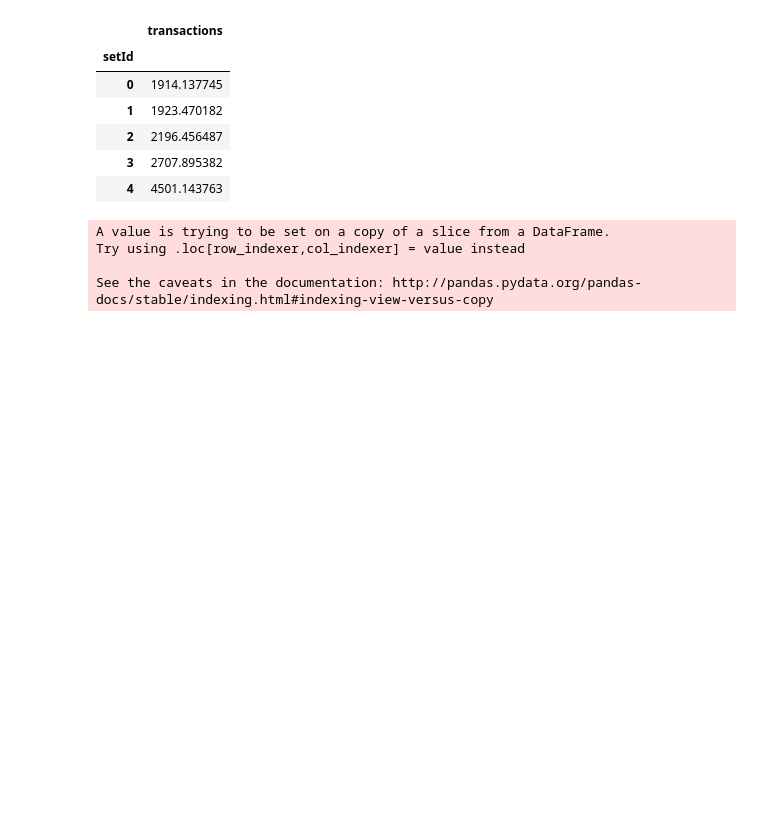
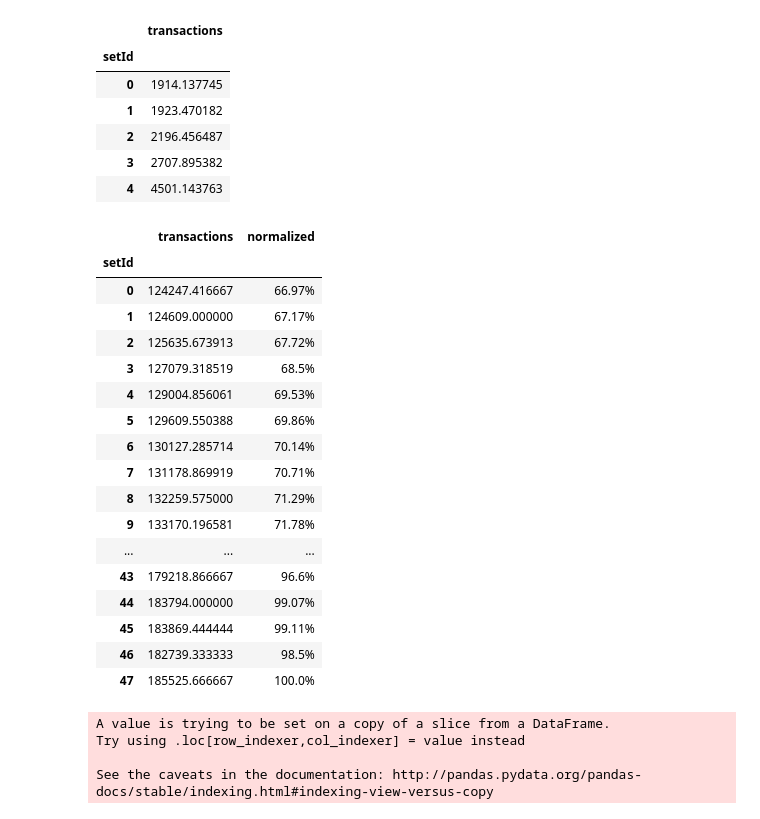
Before and after one commit to delvinuw/IaaSCloudResourceContention, a Jupyter notebook: modeldata/m5d/Create Summary.ipynb, the cells around one changed output. Drawn from its saved outputs; the diff is of its cells as text; code cells hidden in the pictures; blank space fills up the shorter version.

```diff
--- a/modeldata/m5d/Create Summary.ipynb
+++ b/modeldata/m5d/Create Summary.ipynb
@@ -118,4 +134,25 @@ result_df['normalized'] *= 100
 result_df['normalized'] = result_df['normalized'].round(2).astype(str) + '%'
+# %%
+result_df
+# %% [output]
+|  | transactions | normalized |
+| setId |  |  |
+| 0 | 124247.416667 | 66.97% |
+| 1 | 124609.000000 | 67.17% |
+| 2 | 125635.673913 | 67.72% |
+| 3 | 127079.318519 | 68.5% |
+| 4 | 129004.856061 | 69.53% |
+| 5 | 129609.550388 | 69.86% |
+| 6 | 130127.285714 | 70.14% |
+| 7 | 131178.869919 | 70.71% |
+| 8 | 132259.575000 | 71.29% |
+| 9 | 133170.196581 | 71.78% |
+| ... | ... | ... |
+| 43 | 179218.866667 | 96.6% |
+| 44 | 183794.000000 | 99.07% |
+| 45 | 183869.444444 | 99.11% |
+| 46 | 182739.333333 | 98.5% |
+| 47 | 185525.666667 | 100.0% |
 # %%
 #add std column
 result_df['std'] = std
```
Also changed, not shown: parts of 6 cells of this notebook, 3 other files.
